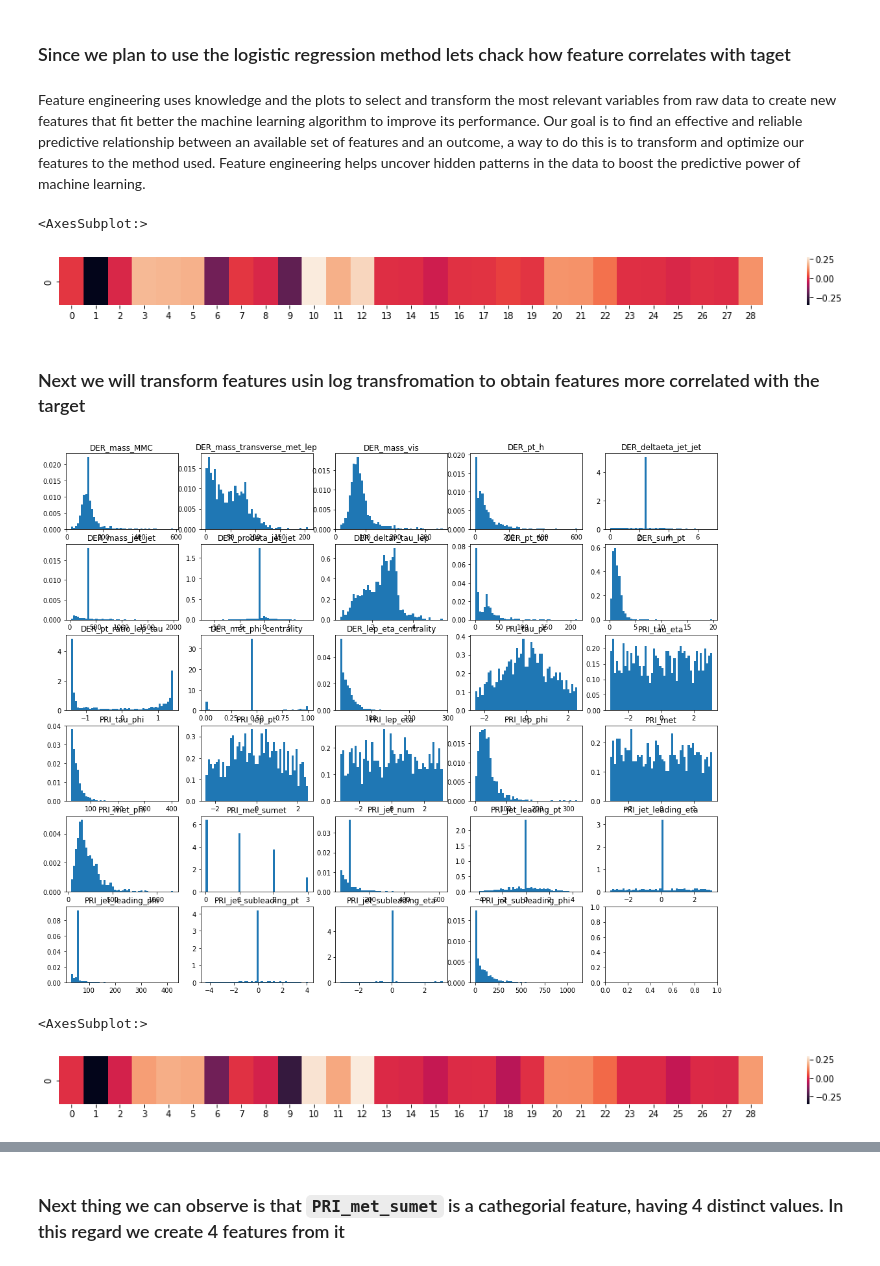
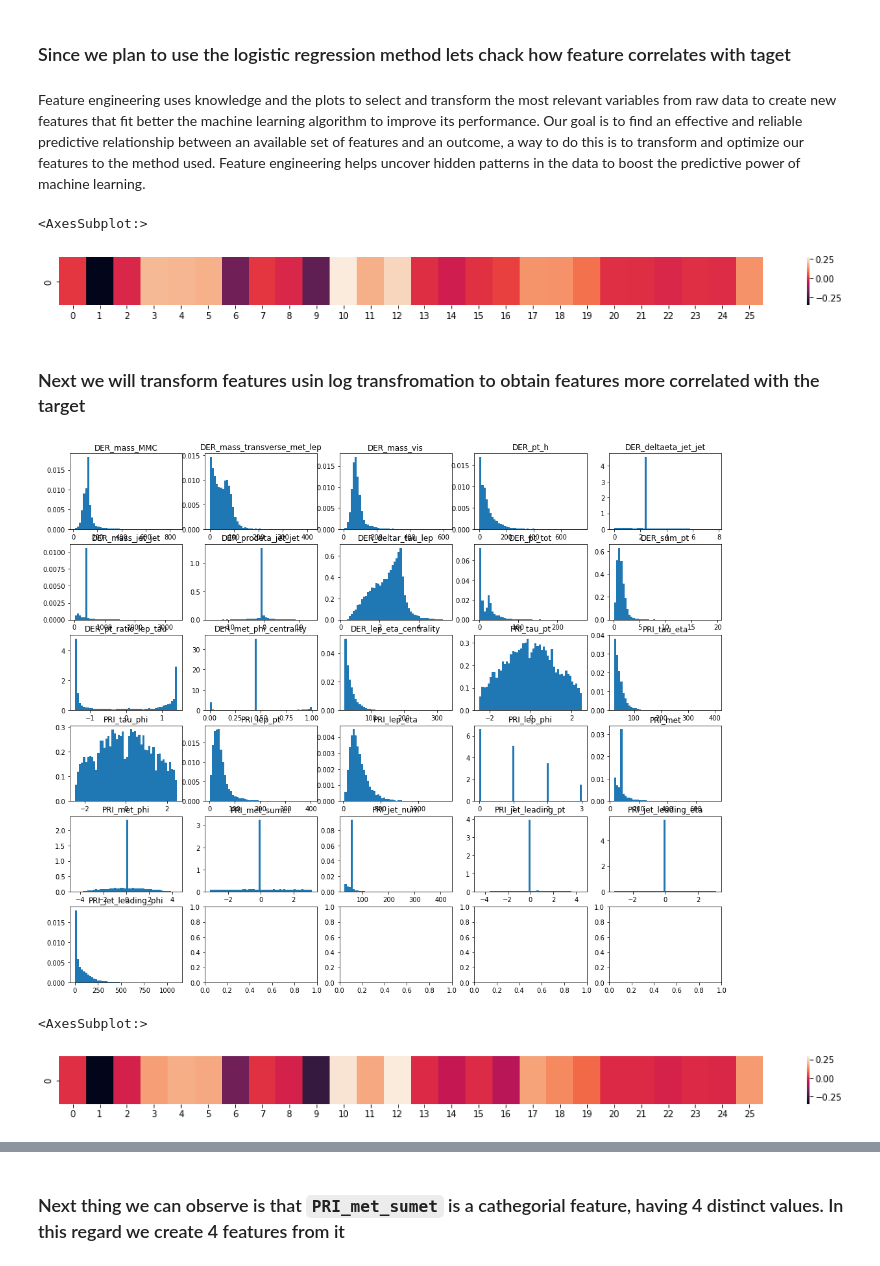
Before and after one commit to maximzubkov/ML_course, a Jupyter notebook: projects/project1/features.ipynb, the cells around one changed output, grey strips where cells are left out. Drawn from its saved outputs; the diff is of its cells as text; code cells hidden in the pictures.

```diff
--- a/projects/project1/features.ipynb
+++ b/projects/project1/features.ipynb
@@ -62,0 +55,18 @@ for i in range(X_train.shape[1]):
+# %%
+fig, axs = plt.subplots(6, 5, figsize=(18,15))
+for i in range(X_dev.shape[1]):
+    ax = axs[i // 5, i % 5]
+    ax.hist(
+        X_val[:, i],
+        bins=50,
+        density=True,
+        label="dev"
+    )
+    ax.hist(
+        X_test[:, i],
+        bins=50,
+        density=True,
+        label="test"
+    )
+    ax.set_title(columns[i])
+    ax.legend()
@@ -63,3 +77,7 @@ for i in range(X_train.shape[1]):
+# %%
+X_train = np.delete(X_train, [15, 18, 20], axis=1)
+X_val = np.delete(X_val, [15, 18, 20], axis=1)
+X_test = np.delete(X_test, [15, 18, 20], axis=1)
 # %% [markdown]
 ### Next, we will build a correlation matrix of the features to determine if we have a correlated features.
 We will plot the data's correlation matrix to identify highly correlated features. The correlation measures the association between two variables, when features are highly correlated, the variance of the weight matrix will be large, which isn't beneficial for prediction due to overfitting. Therefore, we must remove highly correlated features and only keep one of the two. We used a threshold value of 0.95, all the correlation values over 0.95 or under -0.95 will be removed.
@@ -105,7 +123,7 @@ for i in range(X_train.shape[1]):
 # %% [markdown]
 ### Since we plan to use the logistic regression method lets chack how feature correlates with taget
-# %% [markdown]
-Feature engineering uses knowledge and the plots to select and transform the most relevant variables from raw data to create new features that fit better the machine learning algorithm to improve its performance. Our goal is to find an effective and reliable predictive relationship between an available set of features and an outcome, a way to do this is to transform and optimize our features to the method used. Feature engineering helps uncover hidden patterns in the data to boost the predictive power of machine learning.
+# %% [markdown]
+Feature engineering uses knowledge and the plots to select and transform the most relevant variables from raw data to create new features that fit better the machine learning algorithm to improve its performance. Our goal is to find an effective and reliable predictive relationship between an available set of features and an outcome, a way to do this is to transform and optimize our features to the method used. Feature engineering helps uncover hidden patterns in the data to boost the predictive power of machine learning.
 # %%
 X_train_normalized = X_train / np.linalg.norm(X_train)
 y_train_normalized = y_train / np.linalg.norm(y_train)
@@ -115,20 +133,20 @@ plt.figure(figsize=(18, 1))
 sns.heatmap(corr_matrix_old[-1, :-1].reshape(1, -1))
 # %% [output]
 <AxesSubplot:>
-[figure, old version]
+[figure, new version]
 # %% [markdown]
 ### Next we will transform features usin log transfromation to obtain features more correlated with the target
 # %%
 fig, axs = plt.subplots(6, 5, figsize=(18,15))
 for i in range(X_train.shape[1]):
     ax = axs[i // 5, i % 5]
     ax.hist(
-        X_train[:1000, i],
+        X_train[:10000, i],
         bins=50,
         density=True,
     )
     ax.set_title(columns[i])
 # %% [output]
-[figure, old version]
+[figure, new version]
 # %%
 for i in [
@@ -146,7 +164,7 @@ plt.figure(figsize=(18, 1))
 sns.heatmap(corr_matrix[-1, :-1].reshape(1, -1))
 # %% [output]
 <AxesSubplot:>
-[figure, old version]
+[figure, new version]
 # %%
 import numpy as np
 import matplotlib.pyplot as plt
```
Also changed, not shown: parts of 57 cells of this notebook.
